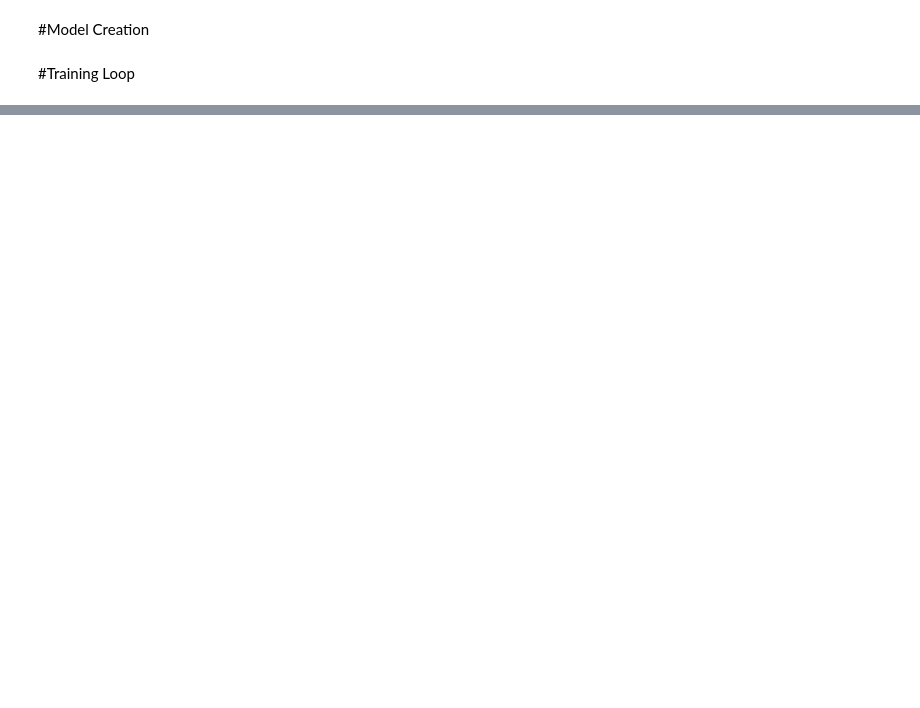
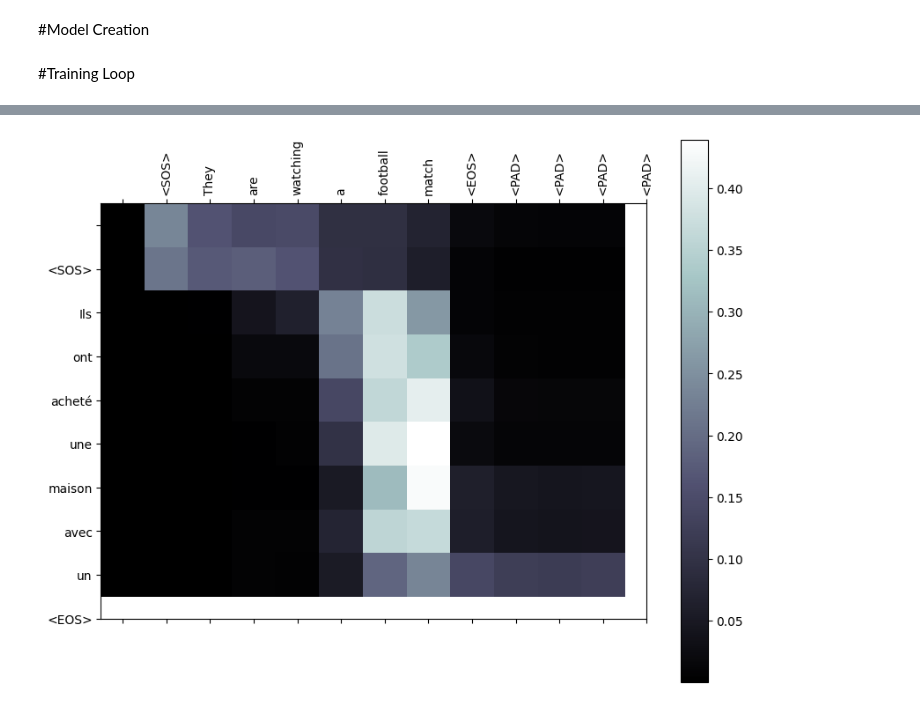
Before and after one commit to JordanTerwilliger/Intro-to-Deep-Learning, a Jupyter notebook: HW3/HW3_Seq2Seq_Q2.ipynb, the cells around one changed output, grey strips where cells are left out. Drawn from its saved outputs; the diff is of its cells as text; code cells hidden in the pictures; blank space fills up the shorter version.

```diff
--- a/HW3/HW3_Seq2Seq_Q2.ipynb
+++ b/HW3/HW3_Seq2Seq_Q2.ipynb
@@ -42,8 +37,10 @@ text = response.text  # This is the entire text data
 # %% [markdown]
 #Preprocessing
 # %%
+max_length = 0
 def tokenize_and_pad(sentences, vocab):
     # Calculate the maximum sentence length for padding
+    global max_length
     max_length = max(len(sentence.split(' ')) for sentence in sentences) + 2  # +2 for SOS and EOS tokens
     tokenized_sentences = []
     for sentence in sentences:
@@ -122,6 +119,8 @@ train_dataset, test_dataset = torch.utils.data.random_split(dataset, [train_size
 
 idx2w_e = dataset.eng_vocab.index2word
 idx2w_f = dataset.fr_vocab.index2word
-batch_size = 1
+print(idx2w_e)
+print(idx2w_f)
+batch_size = 256
 train_loader = DataLoader(train_dataset, shuffle=True, batch_size=batch_size)
 test_loader = DataLoader(test_dataset, shuffle=False, batch_size=batch_size)
@@ -189,5 +212,10 @@ input_size = len(dataset.eng_vocab.index2word)
 hidden_size = 256
 output_size = len(dataset.fr_vocab.index2word)
 
-encoder = Encoder(input_size=input_size, hidden_size=hidden_size).to(device)
-decoder = AttnDecoder(hidden_size=hidden_size, output_size=output_size).to(device)
+encoder = Encoder(input_size, hidden_size).to(device)
+decoder = AttnDecoder(output_size, hidden_size).to(device)
+
+learning_rate = 0.001
+encoder_optimizer = optim.Adam(encoder.parameters(), lr=learning_rate)
+decoder_optimizer = optim.Adam(decoder.parameters(), lr=learning_rate)
+criterion = nn.CrossEntropyLoss()
@@ -393,0 +433,65 @@ Input: She wears an elegant diamond ring on her finger <PAD> | Target: Elle port
+# %%
+import matplotlib.pyplot as plt
+import matplotlib.ticker as ticker
+import numpy as np
+
+def show_attention(input_words, output_words, attentions):
+    fig = plt.figure(figsize=(10, 8))
+    ax = fig.add_subplot(111)
+    cax = ax.matshow(attentions, cmap='bone')
+    fig.colorbar(cax)
+
+    # Set up axes explicitly to prevent UserWarning
+    ax.set_xticks(np.arange(len(input_words) + 1))
+    ax.set_yticks(np.arange(len(output_words) + 1))
+
+    ax.set_xticklabels([''] + input_words, rotation=90)
+    ax.set_yticklabels([''] + output_words)
+
+    # Show label at every tick
+    ax.xaxis.set_major_locator(ticker.MultipleLocator(1))
+    ax.yaxis.set_major_locator(ticker.MultipleLocator(1))
+
+    plt.show()
+
+# Get a single sentence from the test loader
+input_tensor, target_tensor = next(iter(test_loader))
+input_tensor = input_tensor[0:1].to(device) # Shape [1, seq_len]
+
+encoder.eval()
+decoder.eval()
+
+with torch.no_grad():
+    encoder_outputs, encoder_hidden = encoder(input_tensor)
+
+    decoder_input = torch.full((1, 1), SOS, device=device)
+    decoder_hidden = encoder_hidden
+
+    decoded_words = []
+    max_gen_length = 20
+    decoder_attentions = torch.zeros(max_gen_length, input_tensor.size(1))
+
+    for di in range(max_gen_length):
+        decoder_output, decoder_hidden, decoder_attention = decoder(decoder_input, decoder_hidden, encoder_outputs)
+
+        # Save attention weights
+        decoder_attentions[di] = decoder_attention.squeeze(0).squeeze(0).cpu()
+
+        _, topi = decoder_output.topk(1)
+        val = topi.item()
+
+        if val == EOS:
+            decoded_words.append('<EOS>')
+            break
+        else:
+            decoded_words.append(idx2w_f.get(val, "<UNK>"))
+
+        decoder_input = topi.detach()
+
+# Convert input tensor indices to words
+input_words = [idx2w_e.get(idx.item(), "<UNK>") for idx in input_tensor.squeeze()]
+
+# Plot the attention map, trimming attentions to the generated length
+show_attention(input_words, decoded_words, decoder_attentions[:len(decoded_words)].numpy())
+# %% [output]
+[figure, added]
```
Also changed, not shown: parts of 13 cells of this notebook.
